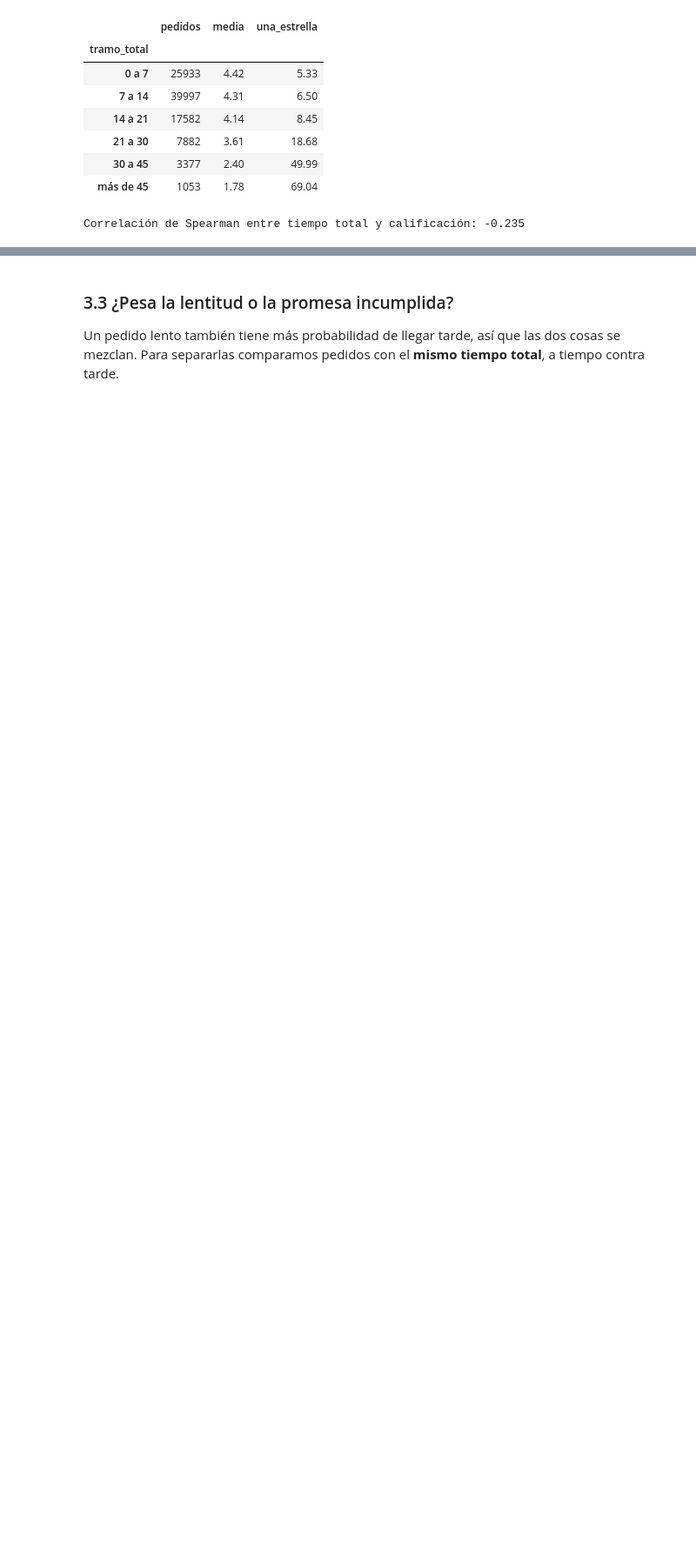
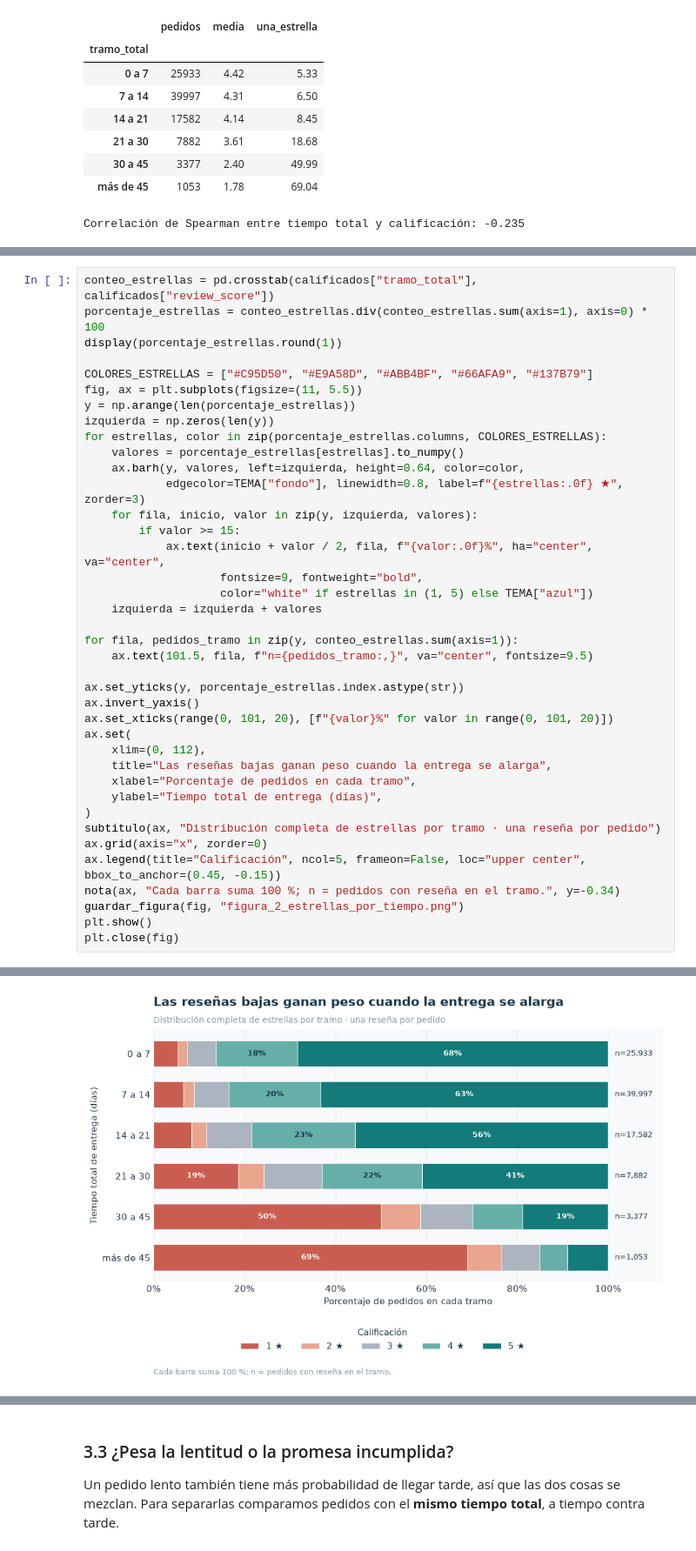
Before and after one commit to emilicorojas/proyecto-logistica-satisfaccion, a Jupyter notebook: analisis_logistica_satisfaccion.ipynb, the cells around one changed output, grey strips where cells are left out. Shown at 87% size. Cells and saved outputs as stored; diff of their text form; blank space fills up the shorter version.

```diff
--- a/analisis_logistica_satisfaccion.ipynb
+++ b/analisis_logistica_satisfaccion.ipynb
@@ -579,0 +669,40 @@ La calificación baja de forma continua conforme el pedido tarda más: de **4.42
+# %%
+conteo_estrellas = pd.crosstab(calificados["tramo_total"], calificados["review_score"])
+porcentaje_estrellas = conteo_estrellas.div(conteo_estrellas.sum(axis=1), axis=0) * 100
+display(porcentaje_estrellas.round(1))
+
+COLORES_ESTRELLAS = ["#C95D50", "#E9A58D", "#ABB4BF", "#66AFA9", "#137B79"]
+fig, ax = plt.subplots(figsize=(11, 5.5))
+y = np.arange(len(porcentaje_estrellas))
+izquierda = np.zeros(len(y))
+for estrellas, color in zip(porcentaje_estrellas.columns, COLORES_ESTRELLAS):
+    valores = porcentaje_estrellas[estrellas].to_numpy()
+    ax.barh(y, valores, left=izquierda, height=0.64, color=color,
+            edgecolor=TEMA["fondo"], linewidth=0.8, label=f"{estrellas:.0f} ★", zorder=3)
+    for fila, inicio, valor in zip(y, izquierda, valores):
+        if valor >= 15:
+            ax.text(inicio + valor / 2, fila, f"{valor:.0f}%", ha="center", va="center",
+                    fontsize=9, fontweight="bold",
+                    color="white" if estrellas in (1, 5) else TEMA["azul"])
+    izquierda = izquierda + valores
+
+for fila, pedidos_tramo in zip(y, conteo_estrellas.sum(axis=1)):
+    ax.text(101.5, fila, f"n={pedidos_tramo:,}", va="center", fontsize=9.5)
+
+ax.set_yticks(y, porcentaje_estrellas.index.astype(str))
+ax.invert_yaxis()
+ax.set_xticks(range(0, 101, 20), [f"{valor}%" for valor in range(0, 101, 20)])
+ax.set(
+    xlim=(0, 112),
+    title="Las reseñas bajas ganan peso cuando la entrega se alarga",
+    xlabel="Porcentaje de pedidos en cada tramo",
+    ylabel="Tiempo total de entrega (días)",
+)
+subtitulo(ax, "Distribución completa de estrellas por tramo · una reseña por pedido")
+ax.grid(axis="x", zorder=0)
+ax.legend(title="Calificación", ncol=5, frameon=False, loc="upper center", bbox_to_anchor=(0.45, -0.15))
+nota(ax, "Cada barra suma 100 %; n = pedidos con reseña en el tramo.", y=-0.34)
+guardar_figura(fig, "figura_2_estrellas_por_tiempo.png")
+plt.show()
+plt.close(fig)
+# %% [output]
@@ -579,0 +717 @@ La calificación baja de forma continua conforme el pedido tarda más: de **4.42
+[figure, added]
```
Also changed, not shown: parts of 36 cells of this notebook, 11 other files.
